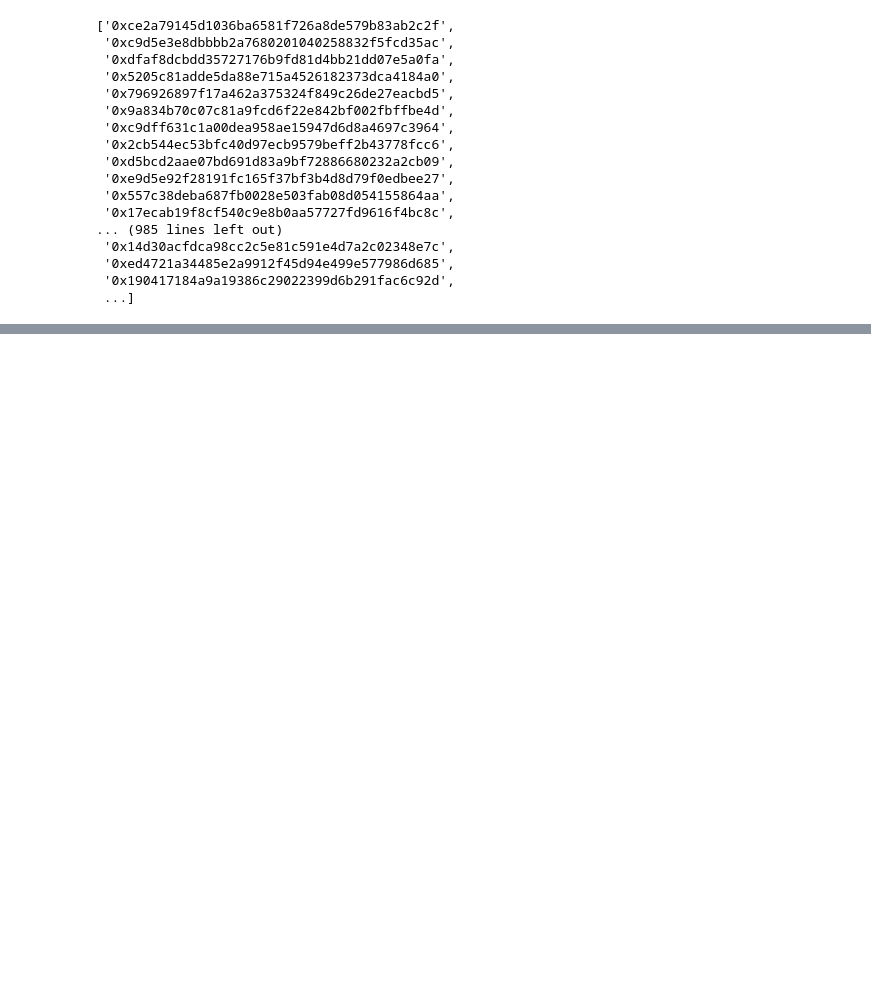
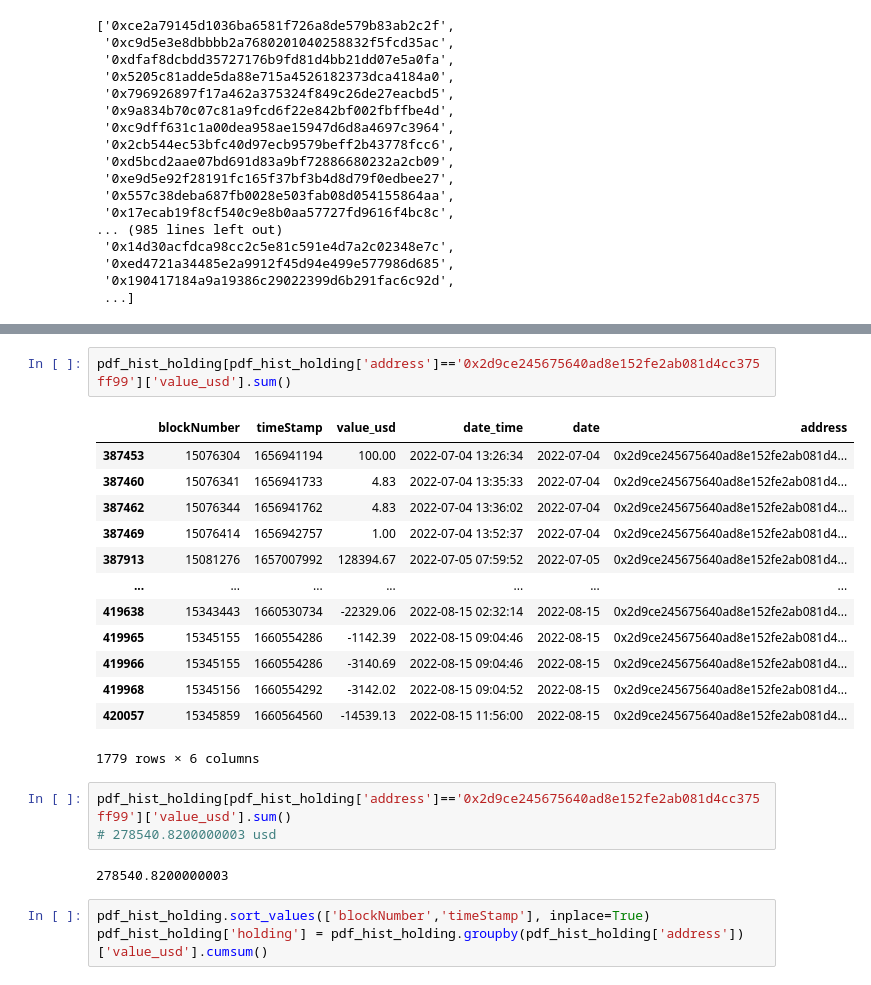
Before and after one commit to rijulizer/FRAX-Finance-Analysis, a Jupyter notebook: load_external_data/Etherscan_API.ipynb, the cells around one changed output, grey strips where cells are left out. Drawn from its saved outputs; the diff is of its cells as text; blank space fills up the shorter version.

```diff
--- a/load_external_data/Etherscan_API.ipynb
+++ b/load_external_data/Etherscan_API.ipynb
@@ -480,0 +753,24 @@ AttributeError: 'NoneType' object has no attribute 'shape'
+# %%
+pdf_hist_holding[pdf_hist_holding['address']=='0x2d9ce245675640ad8e152fe2ab081d4cc375ff99']['value_usd'].sum()
+# %% [output]
+|  | blockNumber | timeStamp | value_usd | date_time | date | address |
+| 387453 | 15076304 | 1656941194 | 100.00 | 2022-07-04 13:26:34 | 2022-07-04 | 0x2d9ce245675640ad8e152fe2ab081d4... |
+| 387460 | 15076341 | 1656941733 | 4.83 | 2022-07-04 13:35:33 | 2022-07-04 | 0x2d9ce245675640ad8e152fe2ab081d4... |
+| 387462 | 15076344 | 1656941762 | 4.83 | 2022-07-04 13:36:02 | 2022-07-04 | 0x2d9ce245675640ad8e152fe2ab081d4... |
+| 387469 | 15076414 | 1656942757 | 1.00 | 2022-07-04 13:52:37 | 2022-07-04 | 0x2d9ce245675640ad8e152fe2ab081d4... |
+| 387913 | 15081276 | 1657007992 | 128394.67 | 2022-07-05 07:59:52 | 2022-07-05 | 0x2d9ce245675640ad8e152fe2ab081d4... |
+| ... | ... | ... | ... | ... | ... | ... |
+| 419638 | 15343443 | 1660530734 | -22329.06 | 2022-08-15 02:32:14 | 2022-08-15 | 0x2d9ce245675640ad8e152fe2ab081d4... |
+| 419965 | 15345155 | 1660554286 | -1142.39 | 2022-08-15 09:04:46 | 2022-08-15 | 0x2d9ce245675640ad8e152fe2ab081d4... |
+| 419966 | 15345155 | 1660554286 | -3140.69 | 2022-08-15 09:04:46 | 2022-08-15 | 0x2d9ce245675640ad8e152fe2ab081d4... |
+| 419968 | 15345156 | 1660554292 | -3142.02 | 2022-08-15 09:04:52 | 2022-08-15 | 0x2d9ce245675640ad8e152fe2ab081d4... |
+| 420057 | 15345859 | 1660564560 | -14539.13 | 2022-08-15 11:56:00 | 2022-08-15 | 0x2d9ce245675640ad8e152fe2ab081d4... |
+1779 rows × 6 columns
+# %%
+pdf_hist_holding[pdf_hist_holding['address']=='0x2d9ce245675640ad8e152fe2ab081d4cc375ff99']['value_usd'].sum()
+# 278540.8200000003 usd
+# %% [output]
+278540.8200000003
+# %%
+pdf_hist_holding.sort_values(['blockNumber','timeStamp'], inplace=True)
+pdf_hist_holding['holding'] = pdf_hist_holding.groupby(pdf_hist_holding['address'])['value_usd'].cumsum()
```
Also changed, not shown: parts of 29 cells of this notebook, 8 other files.
